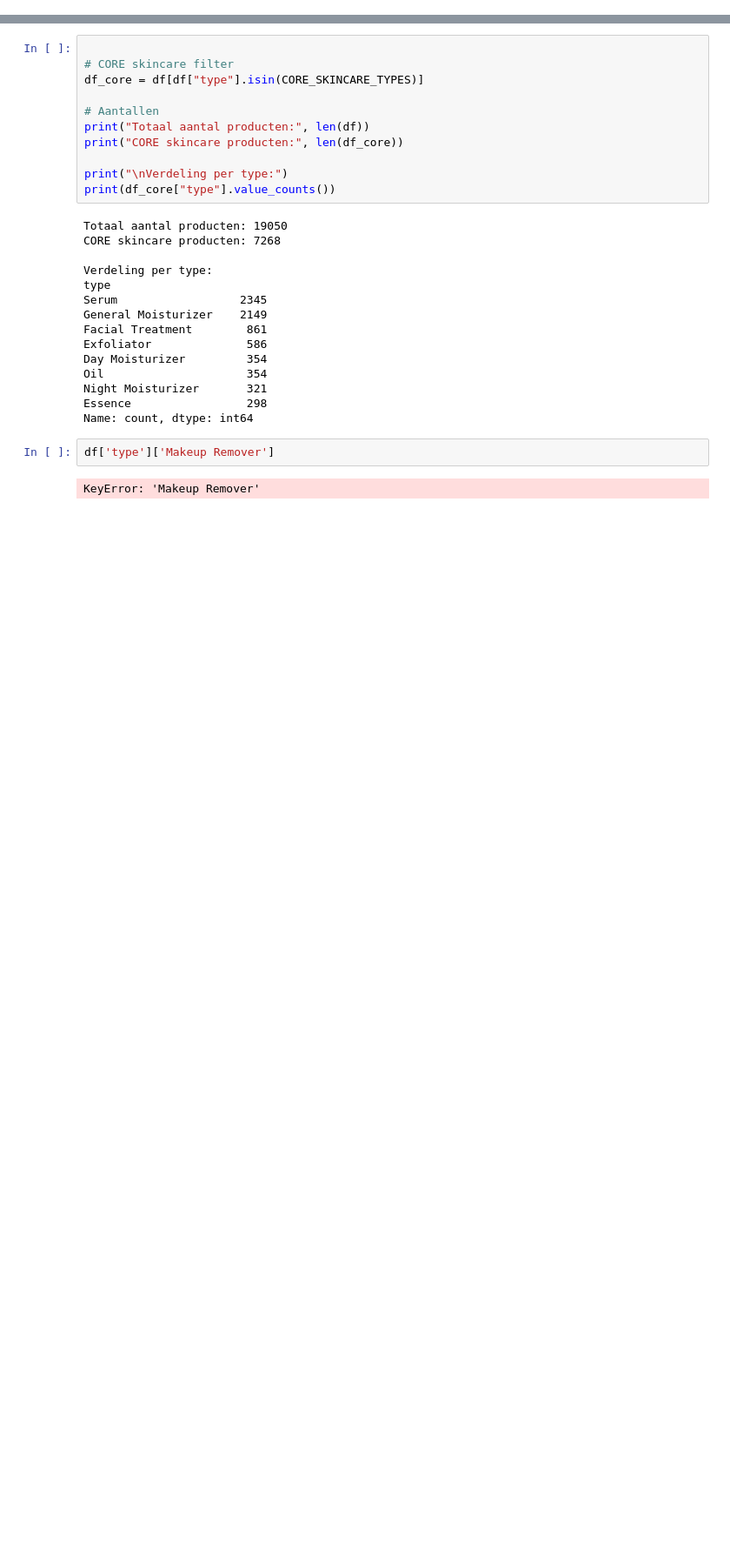
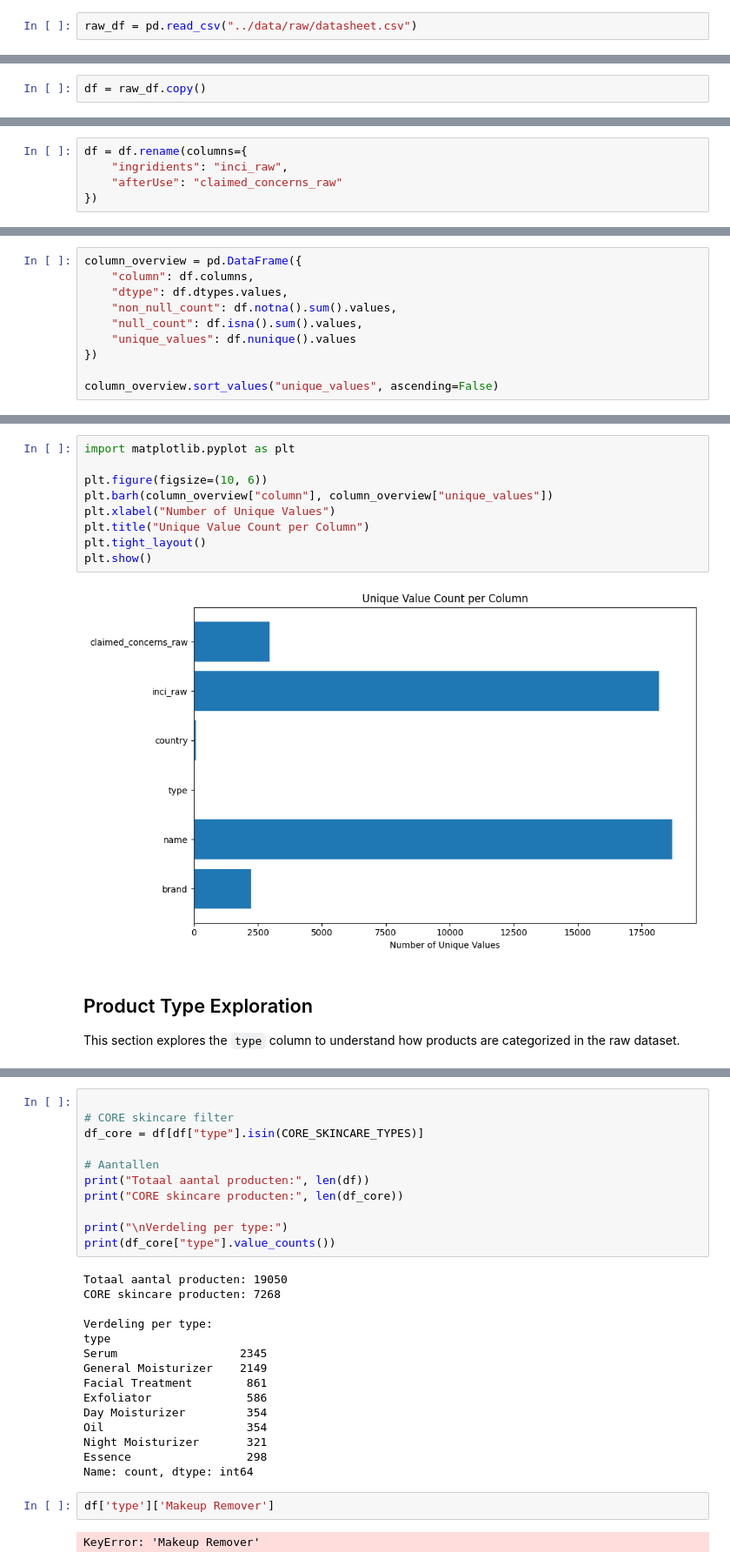
Before and after one commit to BluezConcepts/skingen-content-based-recommender, a Jupyter notebook: notebooks/01_product_data_eda_and_cleaning.ipynb, the cells around one changed output, grey strips where cells are left out. Shown at 87% size. Saved outputs shown, nothing was run; the diff lists cells and outputs as text; blank space fills up the shorter version.

```diff
--- a/notebooks/Untitled-1.ipynb
+++ b/notebooks/01_product_data_eda_and_cleaning.ipynb
@@ -21 +7,3 @@ FileNotFoundError: [Errno 2] No such file or directory: 'datasheet.csv'
+# %%
+raw_df = pd.read_csv("../data/raw/datasheet.csv")
 # %%
@@ -24,0 +26,2 @@ Index(['brand', 'name', 'type', 'country', 'ingridients', 'afterUse'], dtype='ob
+# %%
+df = raw_df.copy()
@@ -24,0 +34,5 @@ Index(['brand', 'name', 'type', 'country', 'ingridients', 'afterUse'], dtype='ob
+# %%
+df = df.rename(columns={
+    "ingridients": "inci_raw",
+    "afterUse": "claimed_concerns_raw"
+})
@@ -24,0 +58,10 @@ Index(['brand', 'name', 'type', 'country', 'ingridients', 'afterUse'], dtype='ob
+# %%
+column_overview = pd.DataFrame({
+    "column": df.columns,
+    "dtype": df.dtypes.values,
+    "non_null_count": df.notna().sum().values,
+    "null_count": df.isna().sum().values,
+    "unique_values": df.nunique().values
+})
+
+column_overview.sort_values("unique_values", ascending=False)
@@ -24,0 +76,15 @@ Index(['brand', 'name', 'type', 'country', 'ingridients', 'afterUse'], dtype='ob
+# %%
+import matplotlib.pyplot as plt
+
+plt.figure(figsize=(10, 6))
+plt.barh(column_overview["column"], column_overview["unique_values"])
+plt.xlabel("Number of Unique Values")
+plt.title("Unique Value Count per Column")
+plt.tight_layout()
+plt.show()
+# %% [output]
+[figure, added]
+# %% [markdown]
+## Product Type Exploration
+This section explores the `type` column to understand how products
+are categorized in the raw dataset.
```
Also changed, not shown: parts of 25 cells of this notebook, 1 other file.
